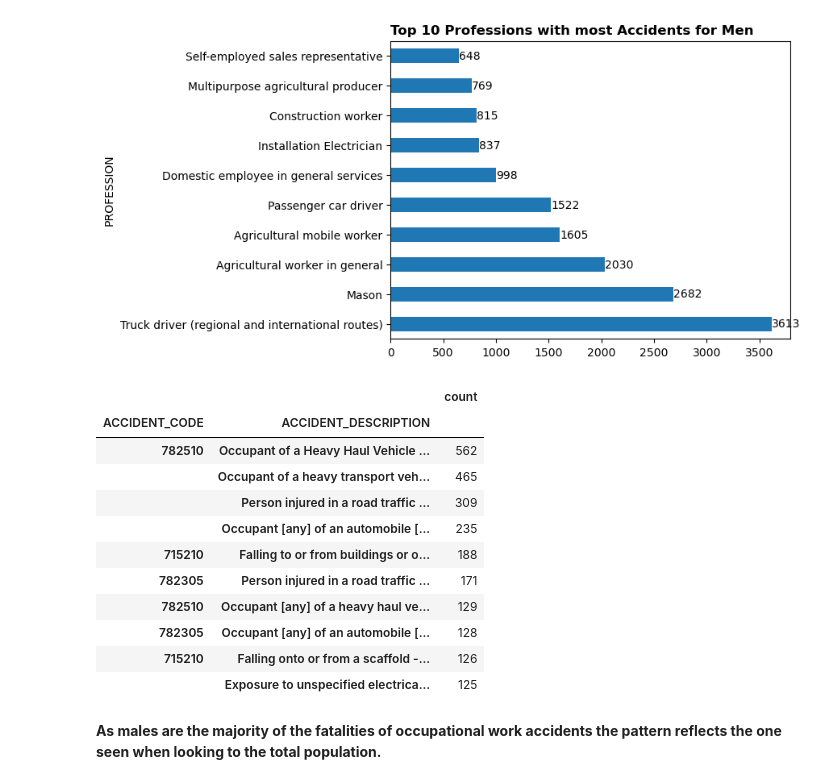
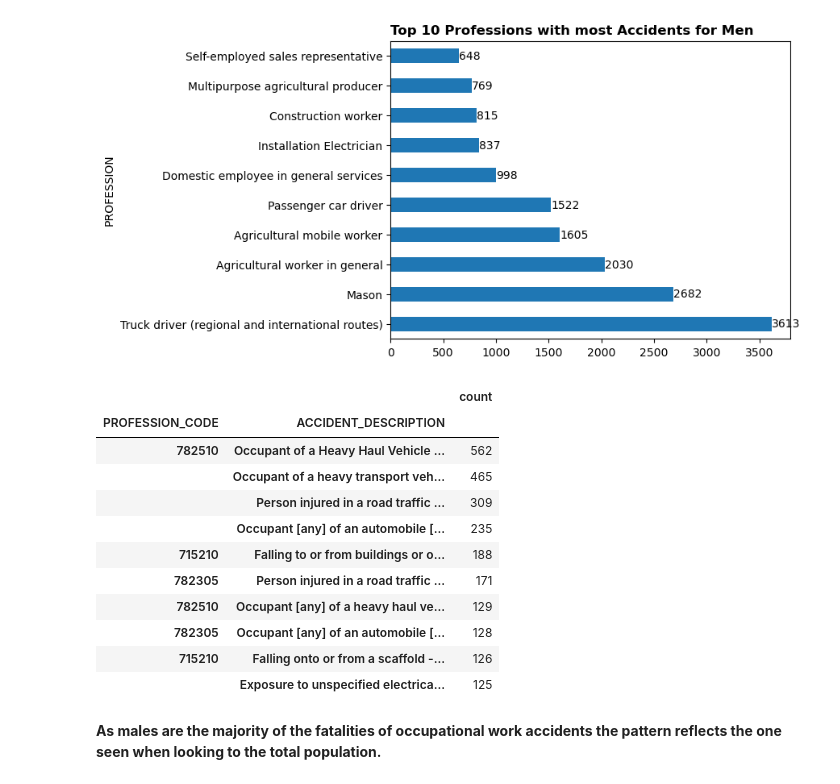
Before and after one commit to rodrigoegdata/Occupational-Accident-Mortality, a Jupyter notebook: Occupational_Accident_Mortality.ipynb, the cells around one changed output. Cells and saved outputs as stored; diff of their text form; code cells hidden in the pictures.

```diff
--- a/Occupational_Accident_Mortality.ipynb
+++ b/Occupational_Accident_Mortality.ipynb
@@ -102,7 +102,7 @@ work_accident = work_accident.drop(
                  'Nome_UF':'STATE',
                  'IDADE':'AGE',
                  'DESCRICAO': 'ACCIDENT_DESCRIPTION',
-                 'CODIGO' : 'ACCIDENT_CODE',
+                 'CODIGO' : 'PROFESSION_CODE',
                  'SEXO' : 'SEX',
                  'ACIDTRAB': 'WORKACCIDENT',
                  'ANO': 'YEAR',
@@ -346,13 +348,13 @@ plt.show()
 # %% [output]
 [figure]
 # %%
-accident_code_male = work_accident.query('SEX == "Male"').groupby(['ACCIDENT_CODE', 'ACCIDENT_DESCRIPTION'], observed=True)['WORKACCIDENT'].agg(['count'])
+accident_code_male = work_accident.query('SEX == "Male"').groupby(['PROFESSION_CODE', 'ACCIDENT_DESCRIPTION'], observed=True)['WORKACCIDENT'].agg(['count'])
 accident_code_male['count'] = accident_code_male['count'].apply(lambda x: int(x))
 accident_code_male = accident_code_male.sort_values(by='count', ascending=False)
 accident_code_male.head(10)
 # %% [output]
 |  |  | count |
-| ACCIDENT_CODE | ACCIDENT_DESCRIPTION |  |
+| PROFESSION_CODE | ACCIDENT_DESCRIPTION |  |
 | 782510 | Occupant of a Heavy Haul Vehicle ... | 562 |
 |  | Occupant of a heavy transport veh... | 465 |
 |  | Person injured in a road traffic ... | 309 |
```
Also changed, not shown: parts of 4 cells of this notebook.
